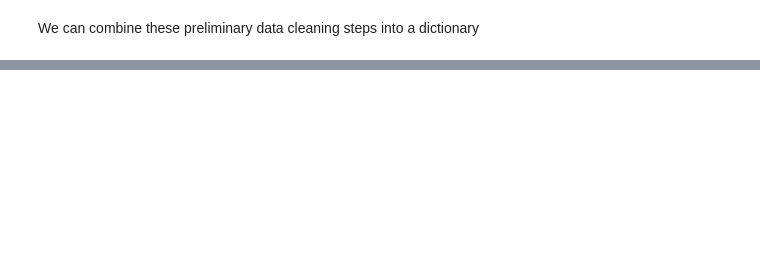
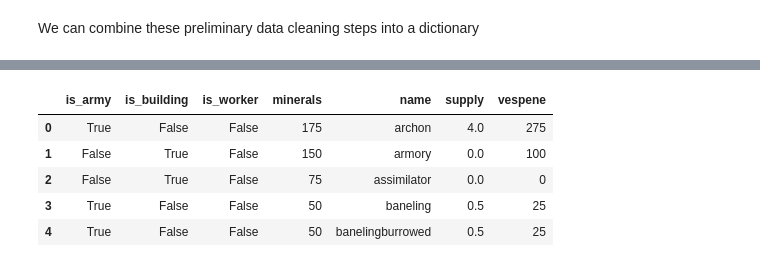
Before and after one commit to Rony-A/sc2-replay-analysis, a Jupyter notebook: mycchaka/capstone/Master Notebook.ipynb, the cells around one changed output, grey strips where cells are left out. Drawn from its saved outputs; the diff is of its cells as text; code cells hidden in the pictures; blank space fills up the shorter version.

```diff
--- a/mycchaka/capstone/Master Notebook.ipynb
+++ b/mycchaka/capstone/Master Notebook.ipynb
@@ -301,0 +499,16 @@ preliminary_procecing(example_game)
+# %%
+unit_info_json = pd.read_json('/usr/local/lib/python3.6/site-packages/sc2reader/data/unit_info.json')\
+.apply(lambda x:x['Protoss'] if x['Protoss'] == x['Protoss']
+       else x['Terran'] if x['Terran'] == x['Terran'] else x['Zerg'], axis=1)
+
+unit_lookup_table = pd.DataFrame([{**unit_info_json[key], **{'name':key}}
+                                  for key in unit_info_json.keys()]).fillna(False)
+
+unit_lookup_table.head()
+# %% [output]
+|  | is_army | is_building | is_worker | minerals | name | supply | vespene |
+| 0 | True | False | False | 175 | archon | 4.0 | 275 |
+| 1 | False | True | False | 150 | armory | 0.0 | 100 |
+| 2 | False | True | False | 75 | assimilator | 0.0 | 0 |
+| 3 | True | False | False | 50 | baneling | 0.5 | 25 |
+| 4 | True | False | False | 50 | banelingburrowed | 0.5 | 25 |
```
Also changed, not shown: parts of 32 cells of this notebook, 1 other file.
